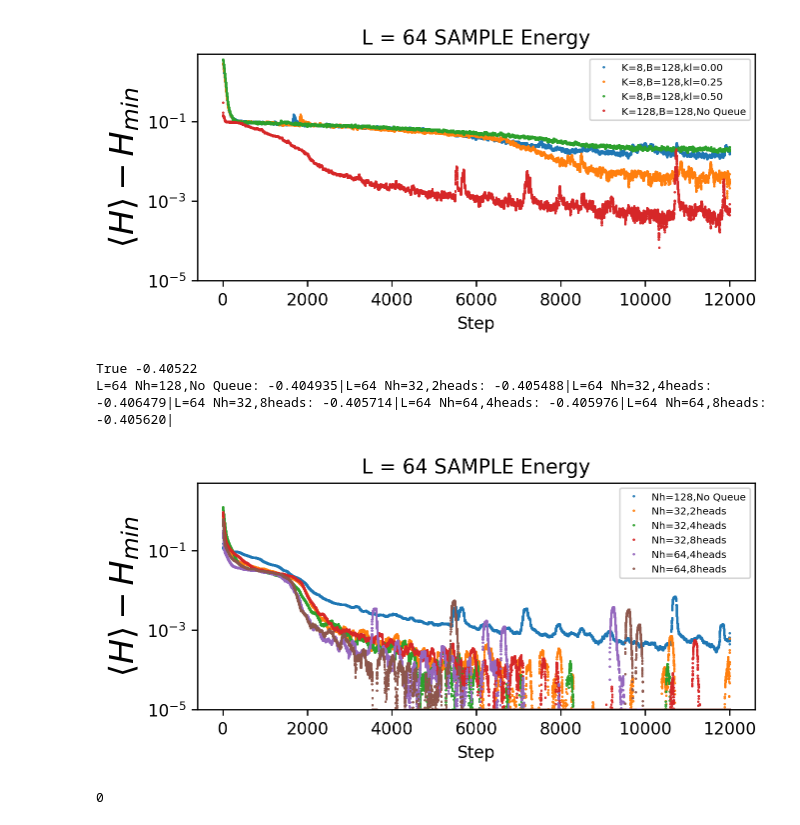
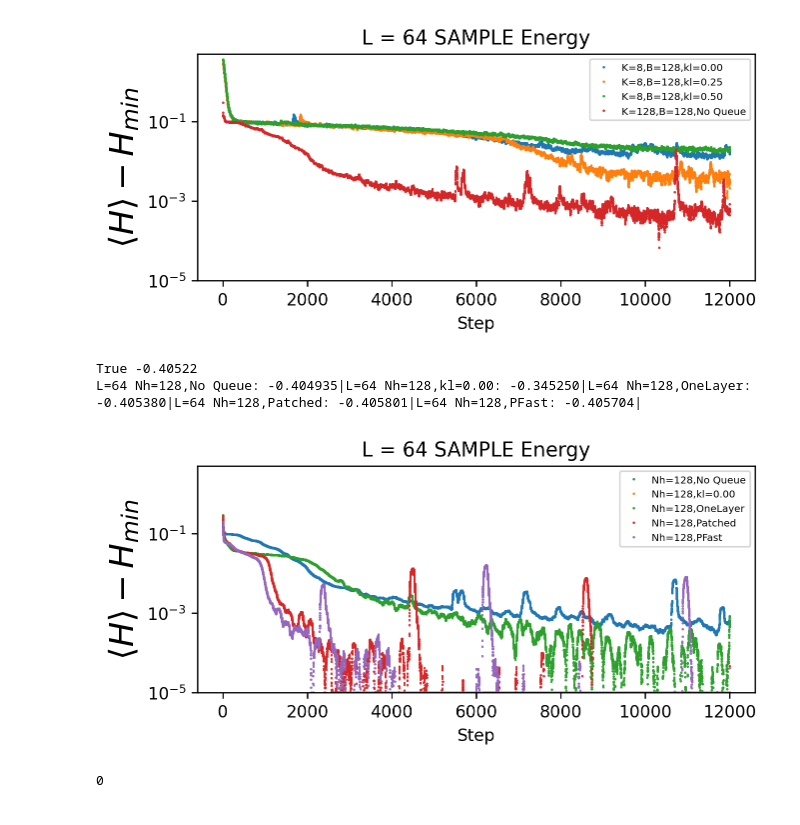
Before and after one commit to ksprague1/NN-QSR, a Jupyter notebook: Results.ipynb, the cells around one changed output. Drawn from its saved outputs; the diff is of its cells as text; code cells hidden in the pictures.

```diff
--- a/Results.ipynb
+++ b/Results.ipynb
@@ -211,15 +211,15 @@ L=64 K=8,B=128,kl=0.00: -0.393637|L=64 K=8,B=128,kl=0.25: -0.404019|L=64 K=8,B=1
 [figure]
 # %%
 p = getpaths("TF\\Rydberg",["64","NoQ","B=128"],alldir=False)
-p2 = getpaths("PTF\\Rydberg",["64","NoQ","B=128","heads"],alldir=False)
+p2 = getpaths("PTF\\Rydberg",["64","NoQ","B=128","Nh=128"],alldir=False)
 
 p[64]+=p2[64]
 
 graphs(p,label_idx=[-2,-1],err=False,smoothing=100,useTimes=False,metric="SAMPLE")
 # %% [output]
 True -0.40522
-L=64 Nh=128,No Queue: -0.404935|L=64 Nh=32,2heads: -0.405488|L=64 Nh=32,4heads: -0.406479|L=64 Nh=32,8heads: -0.405714|L=64 Nh=64,4heads: -0.405976|L=64 Nh=64,8heads: -0.405620|
+L=64 Nh=128,No Queue: -0.404935|L=64 Nh=128,kl=0.00: -0.345250|L=64 Nh=128,OneLayer: -0.405380|L=64 Nh=128,Patched: -0.405801|L=64 Nh=128,PFast: -0.405704|
-[figure, old version]
+[figure, new version]
 # %%
 
 os.system("git commit -a -m \"Added kl divergence term\"")
```
Also changed, not shown: 2 other files.
